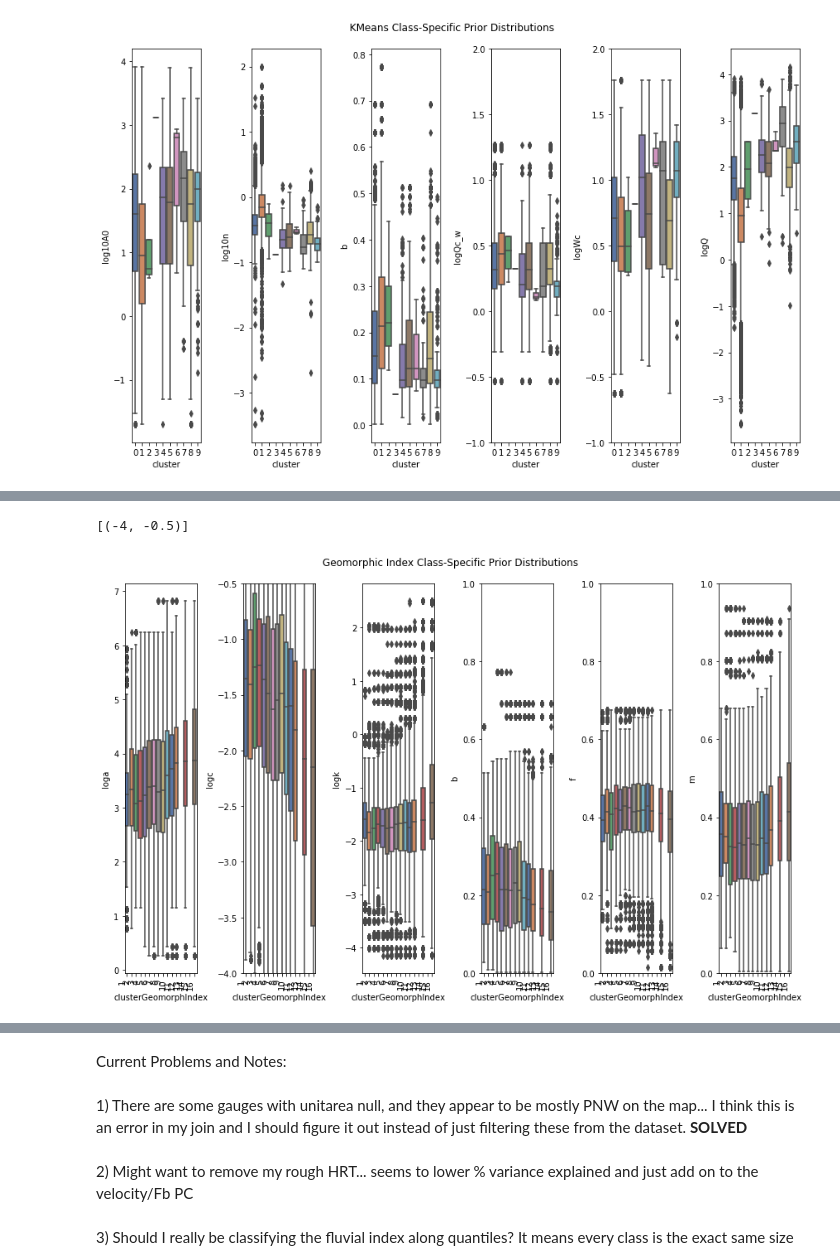
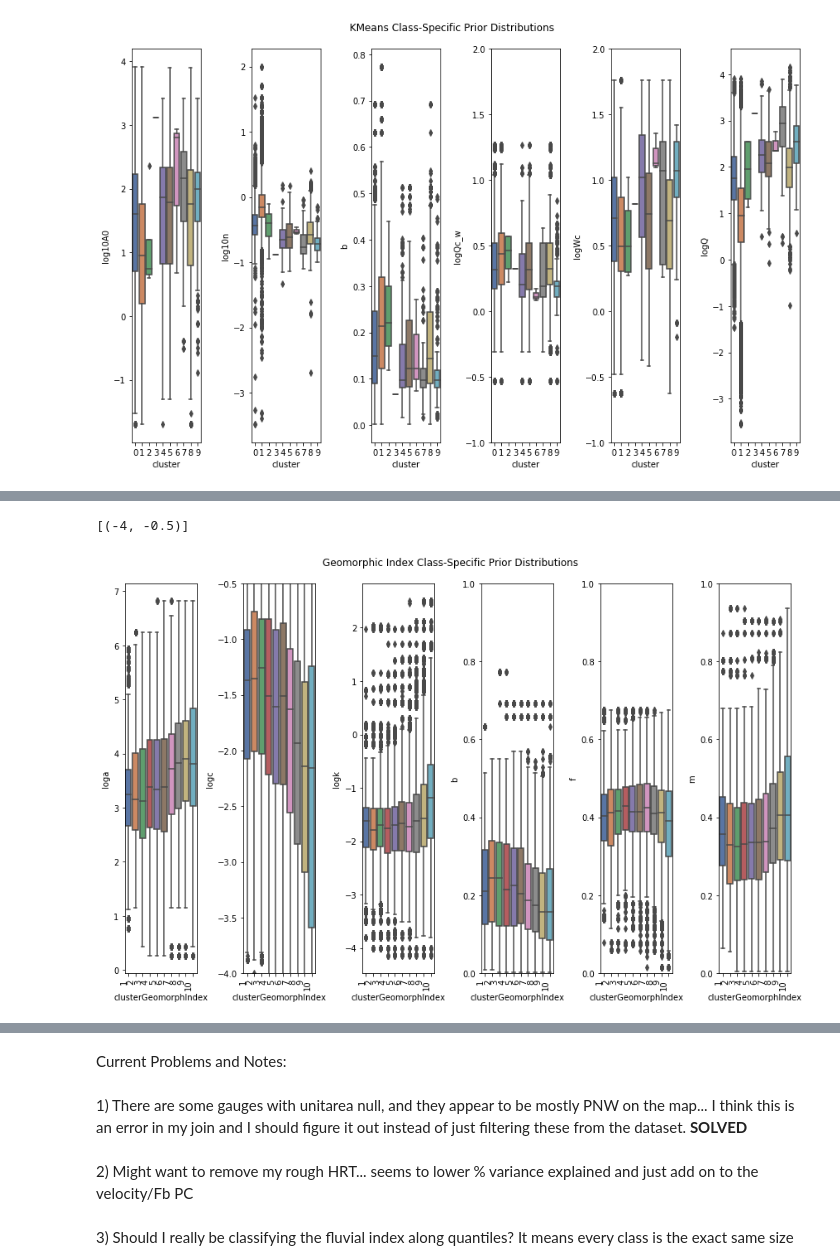
Before and after one commit to craigbrinkerhoff/2019_GeoClass, a Jupyter notebook: scripts/Brinkerhoff_geomorph_class.ipynb, the cells around one changed output, grey strips where cells are left out. Cells and saved outputs as stored; diff of their text form; code cells hidden in the pictures.

```diff
--- a/scripts/Brinkerhoff_geomorph_class.ipynb
+++ b/scripts/Brinkerhoff_geomorph_class.ipynb
@@ -900,7 +874,7 @@ MERITshortened['PC4'] = principalComponents[:,3]
 MERITshortened['PC5'] = principalComponents[:,4]
 
 MERITshortened['geomorphIndex'] = (MERITshortened['PC1'])+(MERITshortened['PC2'])+(MERITshortened['PC3'])+(MERITshortened['PC4'])+(MERITshortened['PC5'])
-geomorphIndex = np.quantile(MERITshortened['geomorphIndex'], hexadeciles)
+geomorphIndex = np.quantile(MERITshortened['geomorphIndex'], deciles)
 
 MERITshortened['clusterGeomorphIndex'] = np.where(MERITshortened['geomorphIndex']<geomorphIndex[0], '1',
                                                np.where(MERITshortened['geomorphIndex']<geomorphIndex[1], '2',
@@ -910,13 +884,23 @@ MERITshortened['clusterGeomorphIndex'] = np.where(MERITshortened['geomorphIndex'
                                                                                  np.where(MERITshortened['geomorphIndex']<geomorphIndex[5], '6',
                                                                                           np.where(MERITshortened['geomorphIndex']<geomorphIndex[6], '7',
                                                                                                    np.where(MERITshortened['geomorphIndex']<geomorphIndex[7], '8',
-                                                                                                           np.where(MERITshortened['geomorphIndex']<geomorphIndex[8], '9',
-                                                                                                                   np.where(MERITshortened['geomorphIndex']<geomorphIndex[9], '10',
-                                                                                                                           np.where(MERITshortened['geomorphIndex']<geomorphIndex[10], '11',
-                                                                                                                                   np.where(MERITshortened['geomorphIndex']<geomorphIndex[11], '12',
-                                                                                                                                           np.where(MERITshortened['geomorphIndex']<geomorphIndex[2], '13',
-                                                                                                                                                   np.where(MERITshortened['geomorphIndex']<geomorphIndex[13], '14',
-                                                                                                                                                   np.where(MERITshortened['geomorphIndex']<geomorphIndex[4], '15','16')))))))))))))))
+                                                                                                           np.where(MERITshortened['geomorphIndex']<geomorphIndex[8], '9', '10')))))))))
+                                                                                                                   #np.where(MERITshortened['geomorphIndex']<geomorphIndex[9], '10',
+                                                                                                                    #       np.where(MERITshortened['geomorphIndex']<geomorphIndex[10], '11',
+                                                                                                                     #              np.where(MERITshortened['geomorphIndex']<geomorphIndex[11], '12',
+                                                                                                                      #                     np.where(MERITshortened['geomorphIndex']<geomorphIndex[2], '13',
+                                                                                                                       #                            np.where(MERITshortened['geomorphIndex']<geomorphIndex[13], '14',
+                                                                                                                        #                           np.where(MERITshortened['geomorphIndex']<geomorphIndex[4], '15','16')))))))))))))))
+
+MERITshortened['clusterGeomorphIndexEqInt'] = np.where(MERITshortened['geomorphIndex']<-3, '1',
+                                               np.where(MERITshortened['geomorphIndex']<-2, '2',
+                                                       np.where(MERITshortened['geomorphIndex']<-1, '3',
+                                                               np.where(MERITshortened['geomorphIndex']< 0, '4',
+                                                                        np.where(MERITshortened['geomorphIndex']< 1, '5',
+                                                                                 np.where(MERITshortened['geomorphIndex']< 2, '6',
+                                                                                          np.where(MERITshortened['geomorphIndex']< 3, '7',
+                                                                                                   np.where(MERITshortened['geomorphIndex']< 4, '8',
+                                                                                                           np.where(MERITshortened['geomorphIndex']< 5, '9', '10')))))))))
 # %%
 #plot kmeans classes
 MERITshortened['cluster'] = kmeans.labels_
@@ -961,20 +945,20 @@ axs[1].set(ylim=(-1, 1))
 # %%
 #plot AHG parameters per index class
 fig, axs = plt.subplots(ncols=6, figsize=(12, 8))
-sns.boxplot(x="clusterGeomorphIndex", y='loga', data=MERITshortened, palette='deep', ax=axs[0], order=['1', '2', '3', '4', '5', '6', '7', '8', '9', '10', '11', '12', '13', '14', '15', '16'])
-sns.boxplot(x="clusterGeomorphIndex", y='logc', data=MERITshortened, palette='deep', ax=axs[1], order=['1', '2', '3', '4', '5', '6', '7', '8', '9', '10', '11', '12', '13', '14', '15', '16'])
-sns.boxplot(x="clusterGeomorphIndex", y='logk', data=MERITshortened, palette='deep', ax=axs[2], order=['1', '2', '3', '4', '5', '6', '7', '8', '9', '10', '11', '12', '13', '14', '15', '16'])
-sns.boxplot(x="clusterGeomorphIndex", y='b', data=MERITshortened, palette='deep', ax=axs[3], order=['1', '2', '3', '4', '5', '6', '7', '8', '9', '10', '11', '12', '13', '14', '15', '16'])
-sns.boxplot(x="clusterGeomorphIndex", y='f', data=MERITshortened, palette='deep', ax=axs[4], order=['1', '2', '3', '4', '5', '6', '7', '8', '9', '10', '11', '12', '13', '14', '15', '16'])
-sns.boxplot(x="clusterGeomorphIndex", y='m', data=MERITshortened, palette='deep', ax=axs[5], order=['1', '2', '3', '4', '5', '6', '7', '8', '9', '10', '11', '12', '13', '14', '15', '16'])
+sns.boxplot(x="clusterGeomorphIndex", y='loga', data=MERITshortened, palette='deep', ax=axs[0], order=['1', '2', '3', '4', '5', '6', '7', '8', '9', '10'])
+sns.boxplot(x="clusterGeomorphIndex", y='logc', data=MERITshortened, palette='deep', ax=axs[1], order=['1', '2', '3', '4', '5', '6', '7', '8', '9', '10'])
+sns.boxplot(x="clusterGeomorphIndex", y='logk', data=MERITshortened, palette='deep', ax=axs[2], order=['1', '2', '3', '4', '5', '6', '7', '8', '9', '10'])
+sns.boxplot(x="clusterGeomorphIndex", y='b', data=MERITshortened, palette='deep', ax=axs[3], order=['1', '2', '3', '4', '5', '6', '7', '8', '9', '10'])
+sns.boxplot(x="clusterGeomorphIndex", y='f', data=MERITshortened, palette='deep', ax=axs[4], order=['1', '2', '3', '4', '5', '6', '7', '8', '9', '10'])
+sns.boxplot(x="clusterGeomorphIndex", y='m', data=MERITshortened, palette='deep', ax=axs[5], order=['1', '2', '3', '4', '5', '6', '7', '8', '9', '10'])
 
 fig.suptitle("Geomorphic Index Class-Specific Prior Distributions")
 fig.autofmt_xdate(rotation=90)
 fig.tight_layout(rect=[0, 0.03, 1, 0.95])
 axs[4].set(ylim=(0, 1))
 axs[3].set(ylim=(0, 1))
 axs[5].set(ylim=(0,1))
 axs[1].set(ylim=(-4, -0.5))
 # %% [output]
 [(-4, -0.5)]
-[figure, old version]
+[figure, new version]
```
Also changed, not shown: parts of 9 cells of this notebook.
